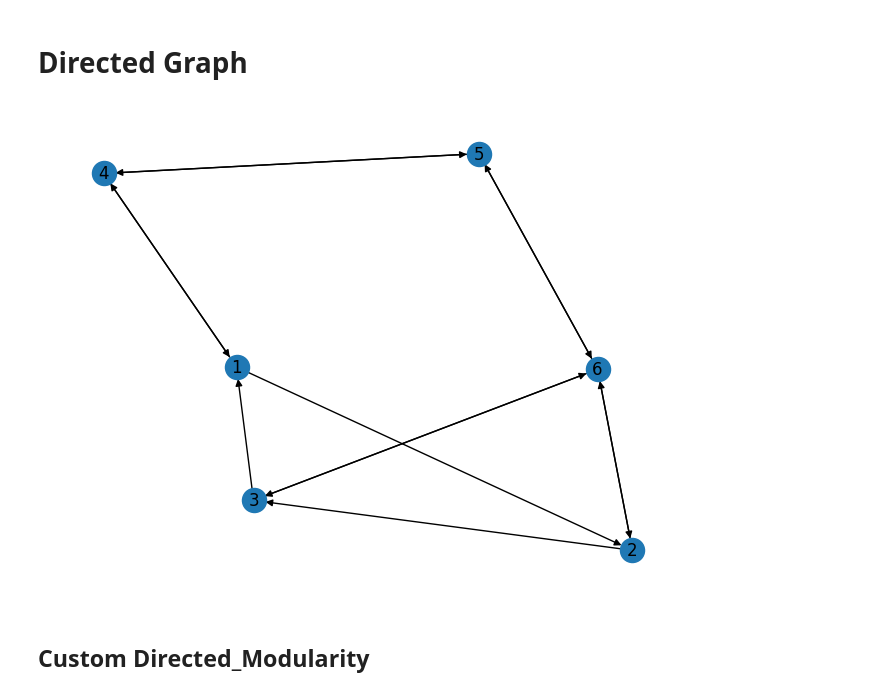
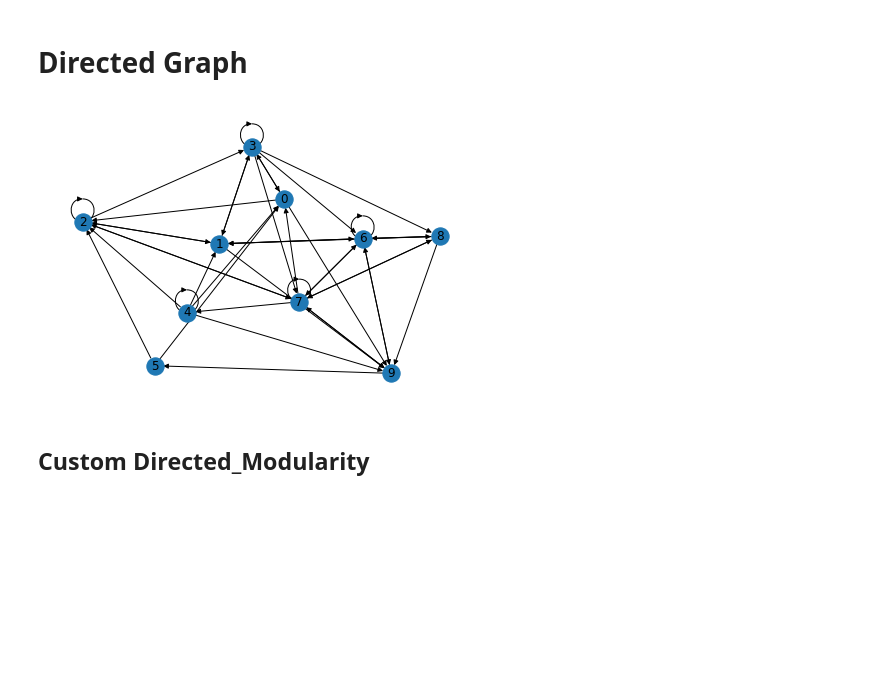
Before and after one commit to csmukherjee/MCPC_Clustering, a Jupyter notebook: Codes/Test.ipynb, the cells around one changed output. Cells and saved outputs as stored; diff of their text form; code cells hidden in the pictures; blank space fills up the shorter version.

```diff
--- a/Codes/Test.ipynb
+++ b/Codes/Test.ipynb
@@ -44,12 +50,28 @@ Set 1: [{0, 7}, {1, 21}, {2, 27}, {3, 13}, {10, 4}, {5, 6}, {8, 30}, {9}, {11},
 # Directed Graph
 # %%
 #Directed graph example
+
+n_s=10
+val = np.random.uniform(low=0.0, high=1.0, size=(n_s, n_s))
+
 G = nx.DiGraph()
-G.add_edges_from([(1,2),(2,3),(3,1),(1,4),(4,1),(4,5),(5,4),(5,6),(6,5),(6,3),(3,6),(6,2),(2,6)])
+
+for i in range(n_s):
+    for j in range(n_s):
+
+        if((i<n_s//2 and j <n_s//2) or (i>n_s//2 and j>n_s//2)):
+            if(val[i][j]>0.3):
+                G.add_edge(i,j,weight=1)
+        else:
+            if(val[i][j]>0.7):
+                G.add_edge(i,j,weight=1)
+
+
+#G.add_edges_from([(1,2),(2,3),(3,1),(1,4),(4,1),(4,5),(5,4),(5,6),(6,3),(3,6),(6,2),(2,6),(4,7),(7,5),(7,4)])
 #visualize
 nx.draw(G, with_labels=True)
 # %% [output]
-[figure, old version]
+[figure, new version]
 # %% [markdown]
 ## Custom Directed_Modularity
 # %%
```
Also changed, not shown: parts of 8 cells of this notebook, 2 other files.
